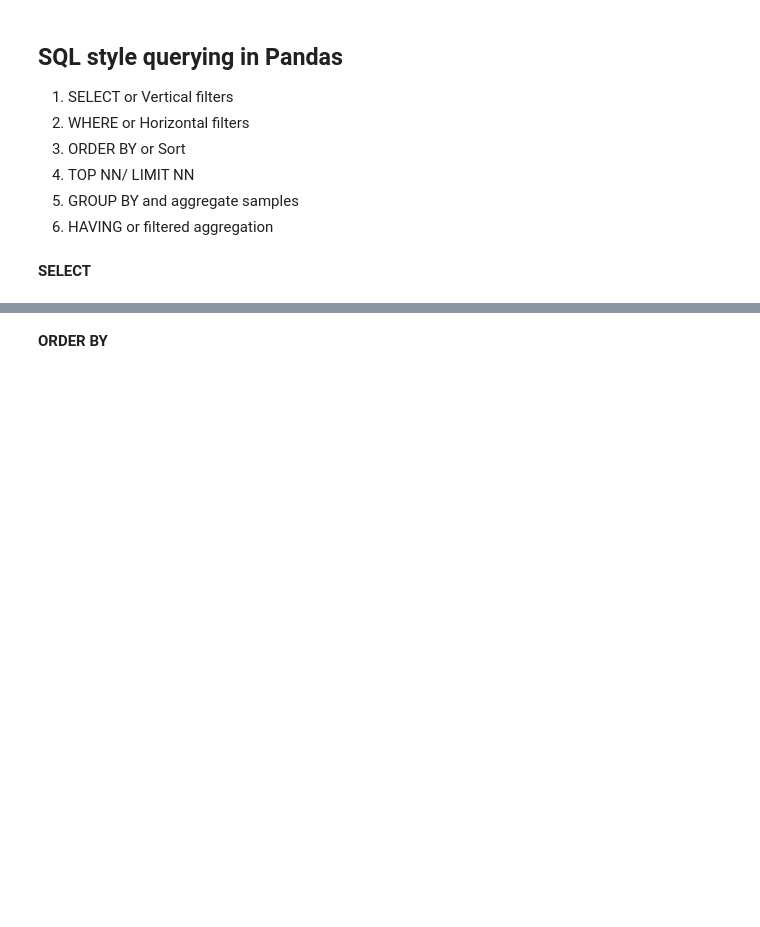
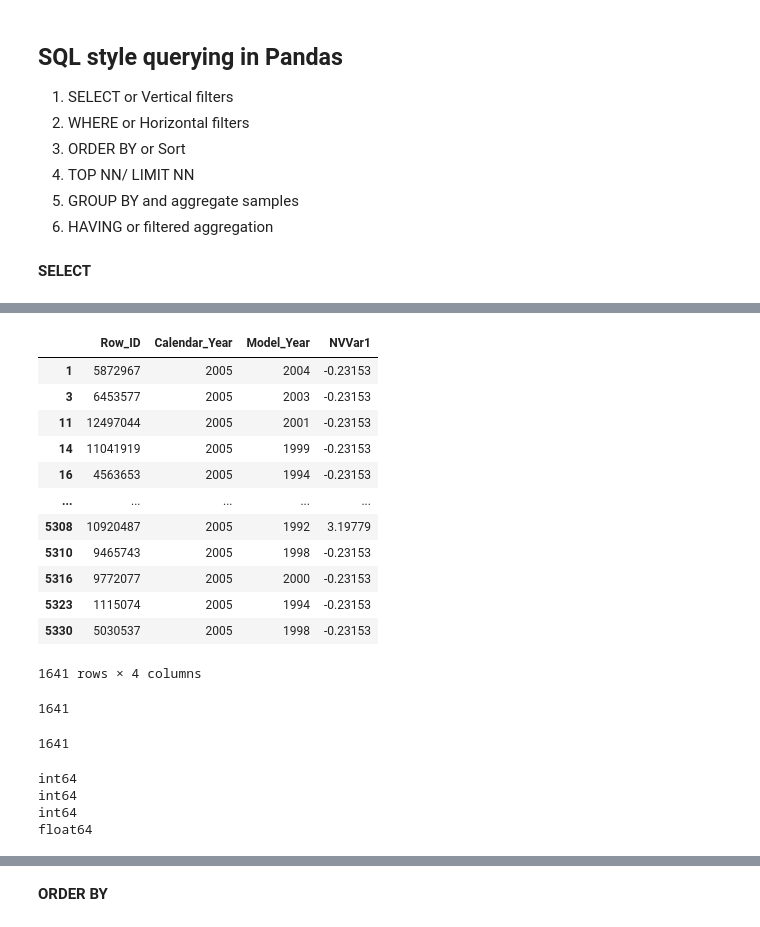
Before and after one commit to hekaplex/2022_03_DSI_WD, a Jupyter notebook: drew.minkin@divergence.one/py/EDA Python Lessons/Pandas/02 SQL to Pandas Review.ipynb, the cells around one changed output, grey strips where cells are left out. Drawn from its saved outputs; the diff is of its cells as text; code cells hidden in the pictures; blank space fills up the shorter version.

```diff
--- a/drew.minkin@divergence.one/py/EDA Python Lessons/Pandas/02 SQL to Pandas Review.ipynb
+++ b/drew.minkin@divergence.one/py/EDA Python Lessons/Pandas/02 SQL to Pandas Review.ipynb
@@ -53,13 +85,39 @@ collist
 # %%
 #SELECT Calendar_Year,NVVar1 from df WHERE Calendar_Year = 2006
 # by position
-select_df2 = df[df.Calendar_Year == 2006].iloc[:,[0,1,2,3]]
+select_df2 = df[df.Calendar_Year == 2005].iloc[:,[0,1,2,3]]
 select_df2
+# %% [output]
+|  | Row_ID | Calendar_Year | Model_Year | NVVar1 |
+| 1 | 5872967 | 2005 | 2004 | -0.23153 |
+| 3 | 6453577 | 2005 | 2003 | -0.23153 |
+| 11 | 12497044 | 2005 | 2001 | -0.23153 |
+| 14 | 11041919 | 2005 | 1999 | -0.23153 |
+| 16 | 4563653 | 2005 | 1994 | -0.23153 |
+| ... | ... | ... | ... | ... |
+| 5308 | 10920487 | 2005 | 1992 | 3.19779 |
+| 5310 | 9465743 | 2005 | 1998 | -0.23153 |
+| 5316 | 9772077 | 2005 | 2000 | -0.23153 |
+| 5323 | 1115074 | 2005 | 1994 | -0.23153 |
+| 5330 | 5030537 | 2005 | 1998 | -0.23153 |
+1641 rows × 4 columns
 # %%
 #SELECT COUNT(*) FROM select_df2
 len(select_df2)
+# %% [output]
+1641
+# %%
+#SELECT COUNT(*) FROM df  WHERE Calendar_Year = 2005
+len(df[df.Calendar_Year == 2005])
+# %% [output]
+1641
 # %%
 for dt in select_df2.dtypes: print(dt)
+# %% [output]
+int64
+int64
+int64
+float64
 # %%
 #select only numerics
 #numerics = ['int16', 'int32', 'int64', 'float16', 'float32', 'float64']
```
Also changed, not shown: parts of 15 cells of this notebook, 2 other files.
